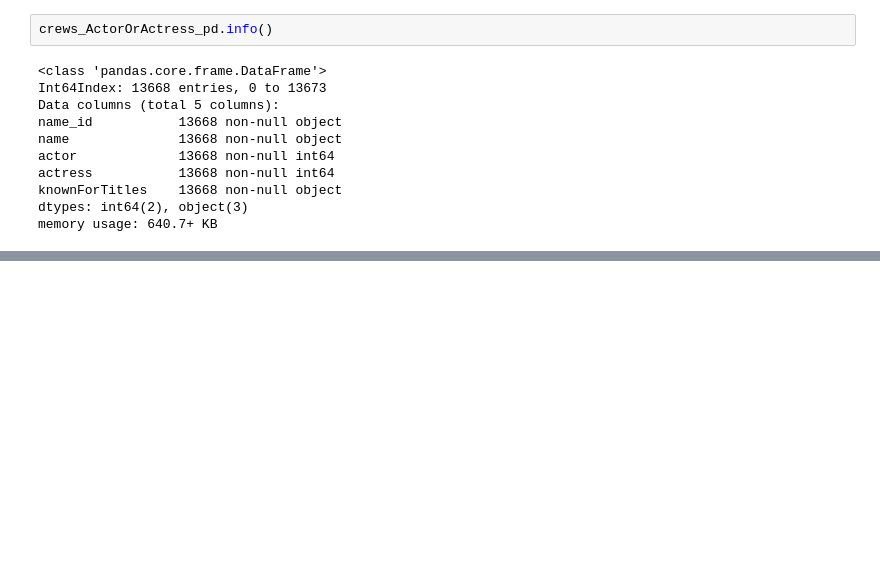
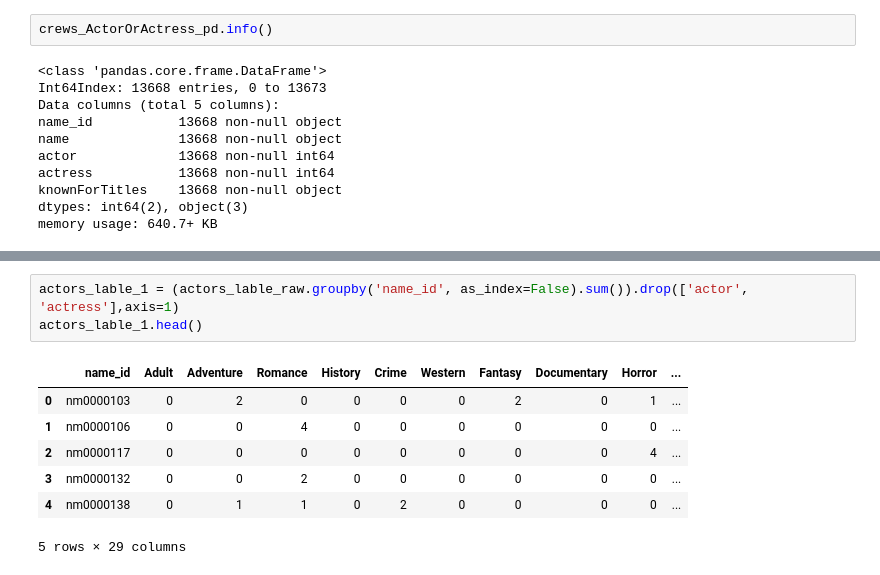
Before and after one commit to LuWang-zishuijing/ResumeClassifier, a Jupyter notebook: EDA/actors_manually_label.ipynb, the cells around one changed output, grey strips where cells are left out. Drawn from its saved outputs; the diff is of its cells as text; blank space fills up the shorter version.

```diff
--- a/EDA/actors_manually_label.ipynb
+++ b/EDA/actors_manually_label.ipynb
@@ -418,0 +498,11 @@ memory usage: 640.7+ KB
+# %%
+actors_lable_1 = (actors_lable_raw.groupby('name_id', as_index=False).sum()).drop(['actor', 'actress'],axis=1)
+actors_lable_1.head()
+# %% [output]
+|  | name_id | Adult | Adventure | Romance | History | Crime | Western | Fantasy | Documentary | Horror | ... |
+| 0 | nm0000103 | 0 | 2 | 0 | 0 | 0 | 0 | 2 | 0 | 1 | ... |
+| 1 | nm0000106 | 0 | 0 | 4 | 0 | 0 | 0 | 0 | 0 | 0 | ... |
+| 2 | nm0000117 | 0 | 0 | 0 | 0 | 0 | 0 | 0 | 0 | 4 | ... |
+| 3 | nm0000132 | 0 | 0 | 2 | 0 | 0 | 0 | 0 | 0 | 0 | ... |
+| 4 | nm0000138 | 0 | 1 | 1 | 0 | 2 | 0 | 0 | 0 | 0 | ... |
+5 rows × 29 columns
```
Also changed, not shown: parts of 19 cells of this notebook.
